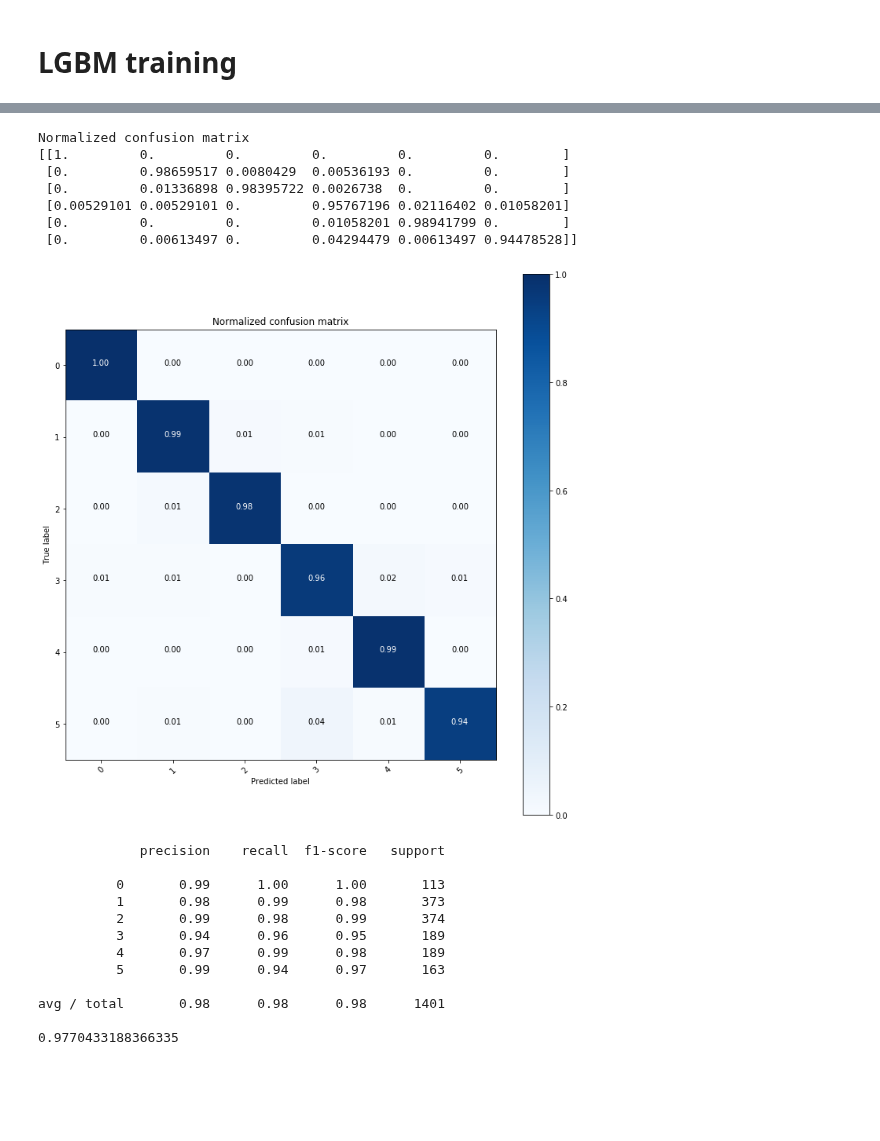
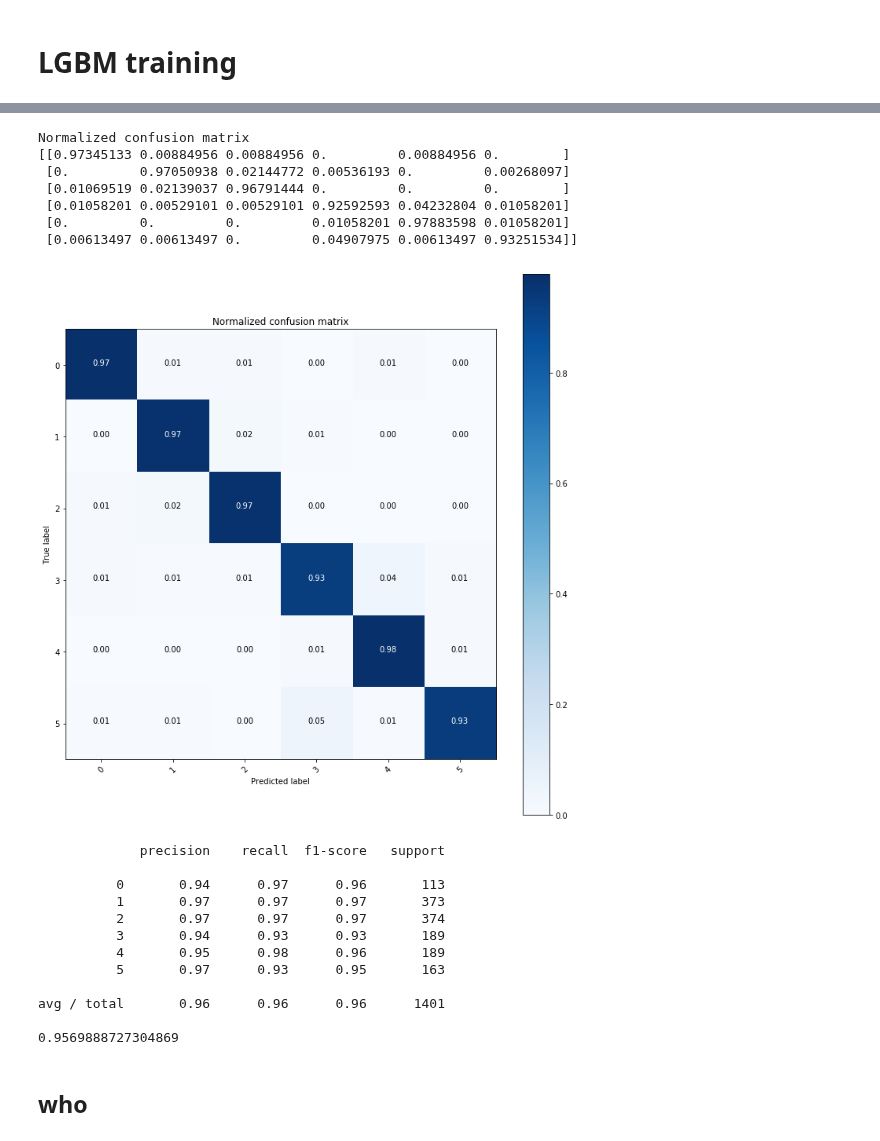
Before and after one commit to dsmilab/Taiko-Master, a Jupyter notebook: util/[beta] profiling.ipynb, the cells around one changed output, grey strips where cells are left out. Drawn from its saved outputs; the diff is of its cells as text; code cells hidden in the pictures; blank space fills up the shorter version.

```diff
--- a/util/[beta] profiling.ipynb
+++ b/util/[beta] profiling.ipynb
@@ -17,9 +17,10 @@ from tqdm import tqdm
 from sklearn.model_selection import train_test_split
 # %%
 pfs = []
-for who in tqdm(get_all_drummers()):
+for who_id, who in enumerate(tqdm(get_all_drummers())):
     print(who)
     pf = get_profile(who)
+    pf['who'] = who_id
     pfs.append(pf)
 # %% [output]
 aaaaa
@@ -197,0 +147,24 @@ def cutstom_output_cnf_matrix(y, pred_y):
+# %%
+train_set = lgb.Dataset(x_train, y_train)
+valid_set = lgb.Dataset(x_valid, y_valid, free_raw_data=False)
+watchlist = [valid_set]
+
+params = dict({
+    'learning_rate': 0.2,
+    'application': 'multiclass',
+    'num_classes': 6,
+#     'min_data_in_leaf': 3,
+    'max_depth': 6,
+    'num_leaves': 2 ** 6,
+    'verbosity': 0
+#     'metric': 'multi_logloss'
+})
+
+grid_params = {
+    'learning_rate': [0.1, 0.2],
+    'max_depth': [8, 10],
+}
+
+model = lgb.train(params, train_set=train_set, valid_sets=watchlist,
+                  num_boost_round=200, verbose_eval=5, early_stopping_rounds=100, feval=my_f1_score)
+y_pred = model.predict(x_test, num_iteration=model.best_iteration)
@@ -198,30 +199,39 @@ def cutstom_output_cnf_matrix(y, pred_y):
+# %%
+y_preds = []
+for y_pred_ in [y_pred]:
+    predictions = []
+    for x in y_pred_:
+        predictions.append(np.argmax(x))
+    y_preds.append(pd.Series(data=predictions))
 # %%
-y_valid = [y_valid_1]
-for y_val, y_tst in zip(y_valid, y_test):
-    cutstom_output_cnf_matrix(y_val, y_tst)
-    print(metrics.classification_report(y_val, y_tst))
+y_tests = [y_test]
+for y_pre, y_tst in zip(y_preds, y_tests):
+    cutstom_output_cnf_matrix(y_tst, y_pre)
+    print(metrics.classification_report(y_tst, y_pre))
 
-    print(metrics.f1_score(y_tst, y_val, average = 'macro'))
+    print(metrics.f1_score(y_tst, y_pre, average = 'macro'))
 # %% [output]
 Normalized confusion matrix
-[[1.         0.         0.         0.         0.         0.        ]
- [0.         0.98659517 0.0080429  0.00536193 0.         0.        ]
- [0.         0.01336898 0.98395722 0.0026738  0.         0.        ]
- [0.00529101 0.00529101 0.         0.95767196 0.02116402 0.01058201]
- [0.         0.         0.         0.01058201 0.98941799 0.        ]
- [0.         0.00613497 0.         0.04294479 0.00613497 0.94478528]]
+[[0.97345133 0.00884956 0.00884956 0.         0.00884956 0.        ]
+ [0.         0.97050938 0.02144772 0.00536193 0.         0.00268097]
+ [0.01069519 0.02139037 0.96791444 0.         0.         0.        ]
+ [0.01058201 0.00529101 0.00529101 0.92592593 0.04232804 0.01058201]
+ [0.         0.         0.         0.01058201 0.97883598 0.01058201]
+ [0.00613497 0.00613497 0.         0.04907975 0.00613497 0.93251534]]
-[figure, old version]
+[figure, new version]
              precision    recall  f1-score   support
 
-          0       0.99      1.00      1.00       113
-          1       0.98      0.99      0.98       373
-          2       0.99      0.98      0.99       374
-          3       0.94      0.96      0.95       189
-          4       0.97      0.99      0.98       189
-          5       0.99      0.94      0.97       163
+          0       0.94      0.97      0.96       113
+          1       0.97      0.97      0.97       373
+          2       0.97      0.97      0.97       374
+          3       0.94      0.93      0.93       189
+          4       0.95      0.98      0.96       189
+          5       0.97      0.93      0.95       163
 
-avg / total       0.98      0.98      0.98      1401
+avg / total       0.96      0.96      0.96      1401
 
-0.9770433188366335
+0.9569888727304869
 # %%
 model.save_model('lgbm_model.h5')
+# %% [markdown]
+## who
```
Also changed, not shown: parts of 17 cells of this notebook, 24 other files.
